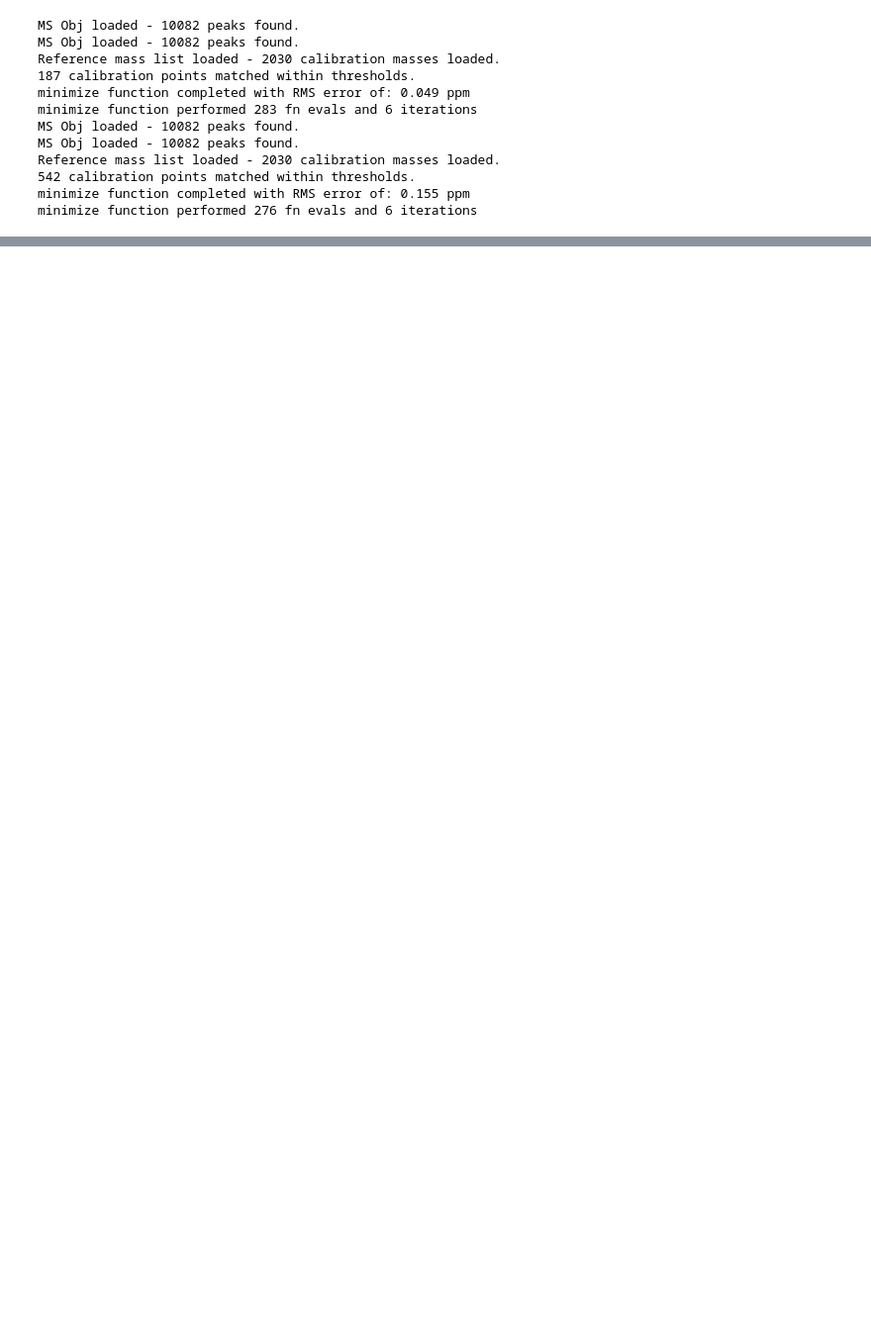
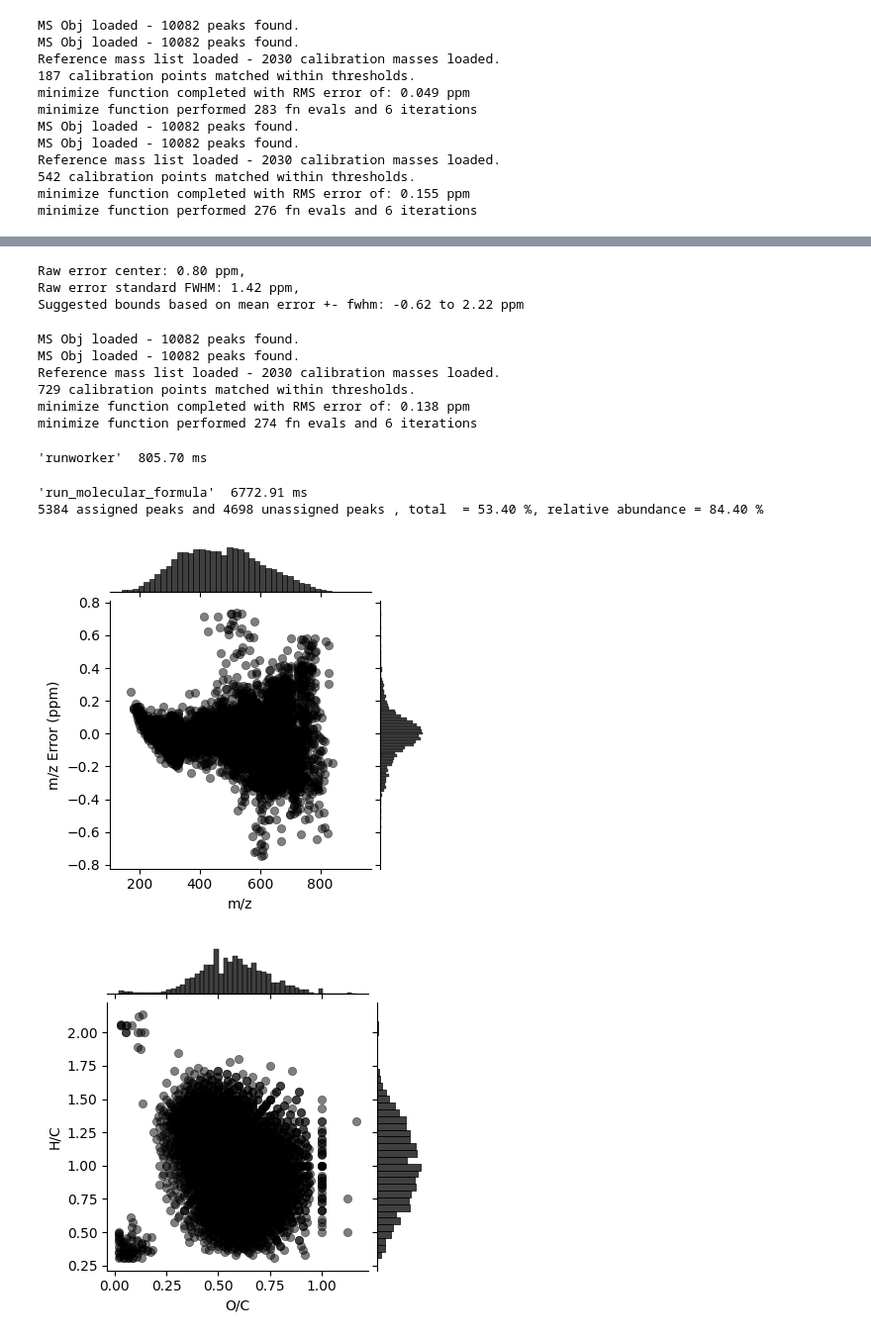
Before and after one commit to EMSL-Computing/CoreMS, a Jupyter notebook: examples/notebooks/Mass_Recalibration_Example.ipynb, the cells around one changed output, grey strips where cells are left out. Shown at 99% size. Cells and saved outputs as stored; diff of their text form; code cells hidden in the pictures; blank space fills up the shorter version.

```diff
--- a/examples/notebooks/Mass_Recalibration_Example.ipynb
+++ b/examples/notebooks/Mass_Recalibration_Example.ipynb
@@ -235,0 +324,58 @@ f = sns.jointplot(x='O/C',y='H/C',data=ms_df,
+# %%
+print(f'Raw error center: {auto_cal_boundaries[0]:.2f} ppm, \nRaw error standard FWHM: {auto_cal_boundaries[1]:.2f} ppm, \nSuggested bounds based on mean error +- fwhm: {auto_cal_boundaries[2][0]:.2f} to {auto_cal_boundaries[2][1]:.2f} ppm')
+# %% [output]
+Raw error center: 0.80 ppm,
+Raw error standard FWHM: 1.42 ppm,
+Suggested bounds based on mean error +- fwhm: -0.62 to 2.22 ppm
+# %%
+# Now recalibrate the data based on those bounds:
+# Define the mass calibration settings:
+# Use the original/legacy method for matching reference masses.
+MSParameters.mass_spectrum.calibration_ref_match_method = 'legacy'
+mass_spectrum.settings.calib_sn_threshold  = 20
+mass_spectrum.settings.max_calib_ppm_error = max(auto_cal_boundaries[2])
+mass_spectrum.settings.min_calib_ppm_error = min(auto_cal_boundaries[2])
+mass_spectrum.settings.calib_pol_order = 2
+
+MzDomainCalibration(mass_spectrum,refmasslist).run()
+# %% [output]
+MS Obj loaded - 10082 peaks found.
+MS Obj loaded - 10082 peaks found.
+Reference mass list loaded - 2030 calibration masses loaded.
+729 calibration points matched within thresholds.
+minimize function completed with RMS error of: 0.138 ppm
+minimize function performed 274 fn evals and 6 iterations
+# %%
+# And now assign the recalibrated data
+# Update threshold for assignment
+mass_spectrum.molecular_search_settings.min_ppm_error  = -0.75
+mass_spectrum.molecular_search_settings.max_ppm_error = 0.75
+mass_spectrum.molecular_search_settings.usedAtoms['C'] = (1,90)
+mass_spectrum.molecular_search_settings.usedAtoms['H'] = (4,200)
+mass_spectrum.molecular_search_settings.usedAtoms['O'] = (1,23)
+mass_spectrum.molecular_search_settings.isProtonated = True
+
+#Redo the CHO search
+SearchMolecularFormulas(mass_spectrum, first_hit=True).run_worker_mass_spectrum()
+
+mass_spectrum.percentile_assigned()
+# Lets visualise the assignments
+# First export to a dataframe:
+ms_df = mass_spectrum.to_dataframe()
+
+#Now plot the m/z error vs m/z
+g = sns.jointplot(x='m/z',y='m/z Error (ppm)',data=ms_df,
+              color='k',height=4,
+             joint_kws={'edgecolor':None,
+                       'alpha':0.5})
+
+f = sns.jointplot(x='O/C',y='H/C',data=ms_df,
+                 color='k',height=4,
+             joint_kws={'edgecolor':None,
+                       'alpha':0.5})
+# %% [output]
+'runworker'  805.70 ms
+'run_molecular_formula'  6772.91 ms
+5384 assigned peaks and 4698 unassigned peaks , total  = 53.40 %, relative abundance = 84.40 %
+[figure, added]
+[figure, added]
```
Also changed, not shown: parts of 19 cells of this notebook.
